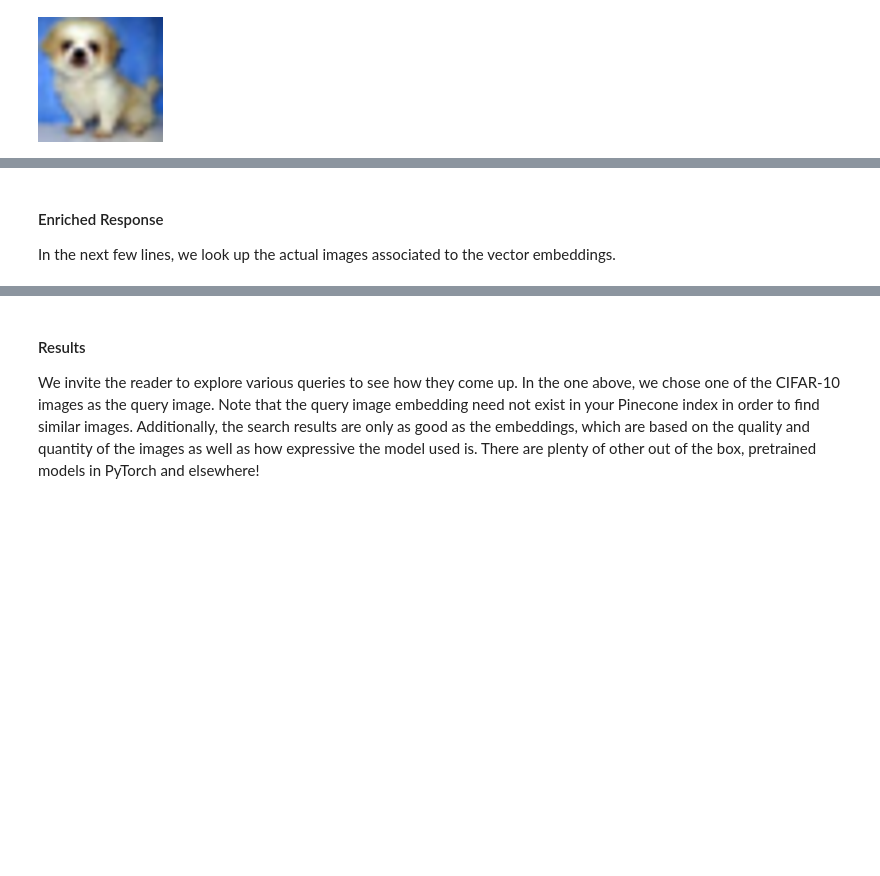
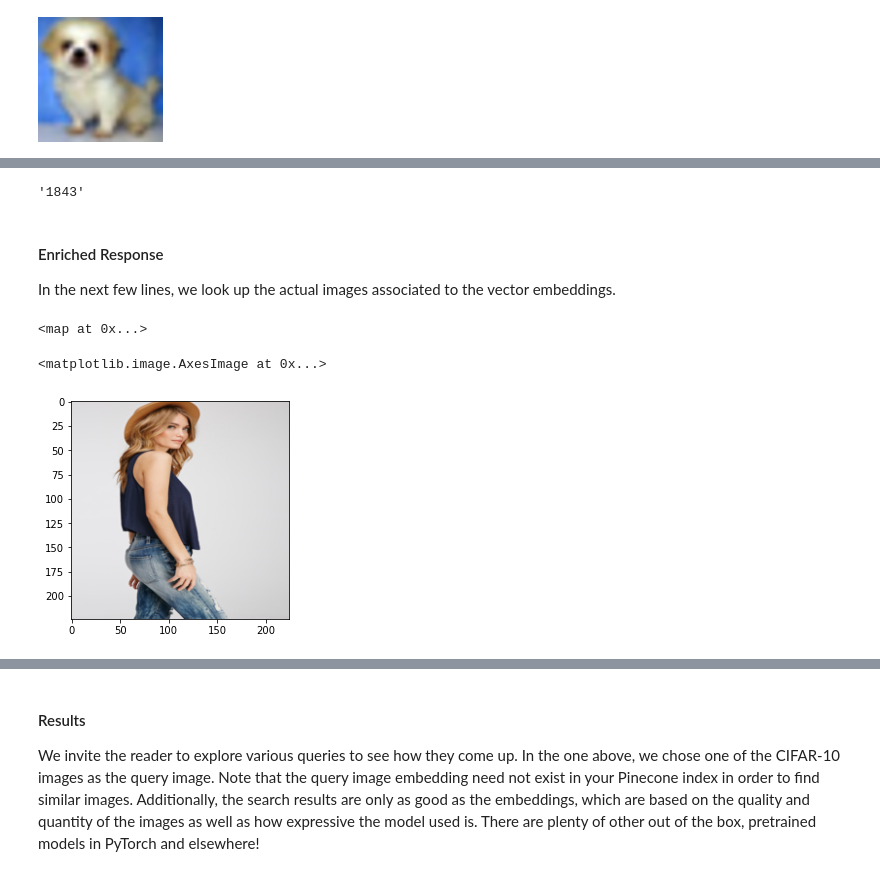
Before and after one commit to BladeClickerQQ/Info7374_Image_Search, a Jupyter notebook: image_search.ipynb, the cells around one changed output, grey strips where cells are left out. Cells and saved outputs as stored; diff of their text form; code cells hidden in the pictures; blank space fills up the shorter version.

```diff
--- a/image_search.ipynb
+++ b/image_search.ipynb
@@ -101,9 +98,15 @@ Pinecone API Key available at `h.pinecone_api_key`
 
 To demonstrate image search using Pinecone, we will download 100,000 small images using [built-in datasets](https://pytorch.org/vision/stable/datasets.html) available with the `torchvision` library.
 # %%
+_datasets = {
+#     'deepfashion': torchvision.datasets.ImageFolder(DATA_DIRECTORY, transform=h.preprocess)
+    'deepfashion': r"/Users/laibinghui/Downloads/images_clothes"
+#     'CIFAR100': torchvision.datasets.CIFAR100(DATA_DIRECTORY_TEST, transform=h.preprocess, download=True)
+}
+
 # datasets_test = {
-#     'CIFAR10': torchvision.datasets.CIFAR10(DATA_DIRECTORY_TEST, transform=h.preprocess, download=True),
-#     'CIFAR100': torchvision.datasets.CIFAR100(DATA_DIRECTORY_TEST, transform=h.preprocess, download=True)
+#     #'CIFAR10': torchvision.datasets.CIFAR10(DATA_DIRECTORY_TEST, transform=h.preprocess, download=True)
+#     #
 # }
 
-datasets = torchvision.datasets.ImageFolder(DATA_DIRECTORY, transform=h.preprocess)
+#datasets = torchvision.datasets.ImageFolder(DATA_DIRECTORY, transform=h.preprocess)
@@ -134,0 +117,11 @@ Transform: Compose(
+# %%
+import torchvision.datasets as datasets
+import torchvision.transforms as transforms
+
+transform = transforms.Compose([
+    transforms.Resize((224,224)),
+    transforms.ToTensor()
+])
+
+train_dataset = datasets.ImageFolder(_datasets['deepfashion'],transform = transform)
+train_loader = DataLoader(train_dataset, batch_size = 32, shuffle = True)
@@ -337,3 +360,7 @@
+# %%
+response['matches'][0]['id'].split('.')[1]
+# %% [output]
+'1843'
 # %% [markdown]
 #### Enriched Response
 In the next few lines, we look up the actual images associated to the vector embeddings.
@@ -340 +423,12 @@ In the next few lines, we look up the actual images associated to the vector emb
+# %%
+get_response_information(response)[1]
+# %% [output]
+<map at 0x...>
+# %%
+test = train_dataset[1000][0].numpy()
+testimg = np.transpose(test, (1,2,0))
+plt.imshow(testimg)
+# %% [output]
+<matplotlib.image.AxesImage at 0x...>
+[figure, added]
 # %%
```
Also changed, not shown: parts of 22 cells of this notebook, 3 other files.
